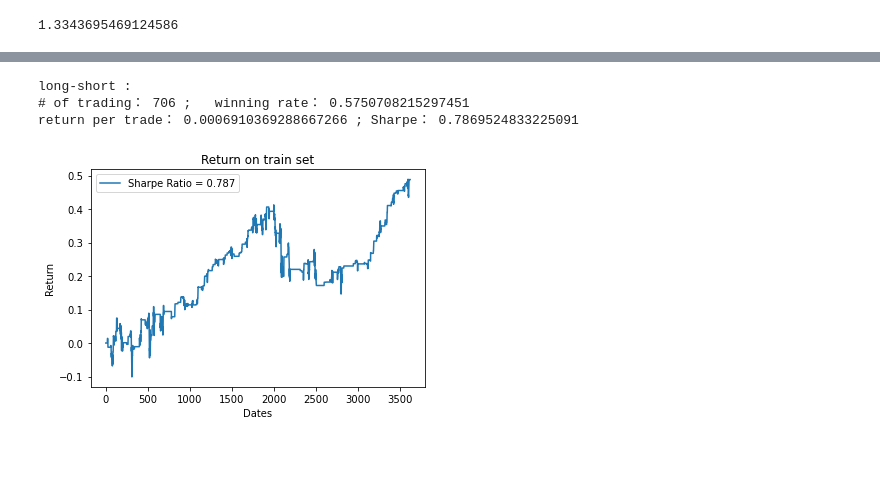
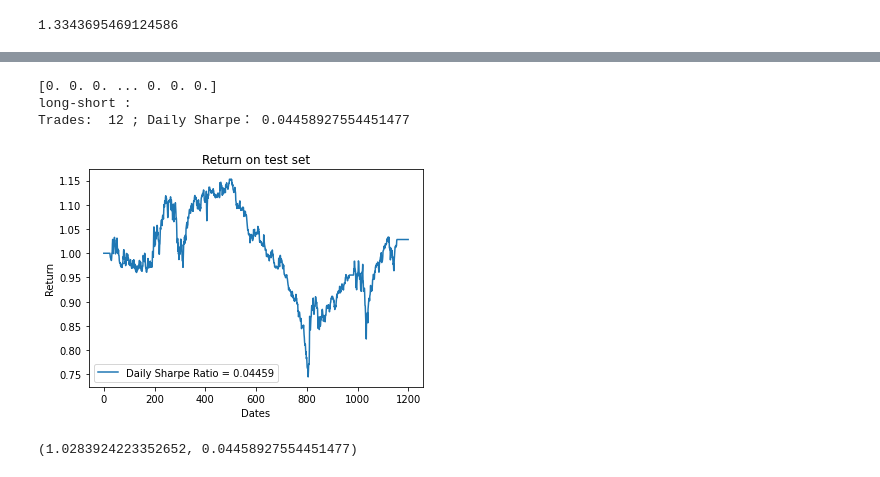
Before and after one commit to upathare1/Bitcoin-Price-Prediction, a Jupyter notebook: Algorithms/lstm_trial1.ipynb, the cells around one changed output, grey strips where cells are left out. Cells and saved outputs as stored; diff of their text form; code cells hidden in the pictures.

Commit message:
Add weak-strong portfolio based trading strategy

```diff
--- a/Algorithms/lstm_trial1.ipynb
+++ b/Algorithms/lstm_trial1.ipynb
@@ -275,37 +285,0 @@ plt.show()
-# %%
-def test_signal(y_pre, threshold=1):
-    flag_p = y_pre > threshold
-    flag_n = y_pre < -threshold
-    return (flag_p, flag_n)
-
-def stra_performance(flag_n, flag_p, ret_23, start_num=2000, end_num=3000, label='long-short', mode='test'):
-    stra_ret = np.zeros(len(ret_23))
-    # flag = (trends[11] > 0) & (trends[11]<5)
-    # flag_1 = (trends_1[11] < 0) & (trends_1[11]>-5)
-    dates = range(len(ret_23))
-    flag_p = flag_p.squeeze()
-    flag_n = flag_n.squeeze()
-    stra_ret[flag_n] = ret_23[flag_n]
-    stra_ret[flag_p] = -ret_23[flag_p]
-    earnings  = [0]
-    count_trades = np.count_nonzero(stra_ret)
-    print(label, ": ")
-    print("# of trading：", count_trades, ";   winning rate：", np.count_nonzero(stra_ret > 0) / count_trades)
-    for i in range(len(stra_ret)):
-        earnings.append(stra_ret[i] + earnings[-1])
-    tdays = stra_ret != 0
-    print("return per trade：", earnings[-1] / count_trades, "; Sharpe：", np.mean(stra_ret[tdays]) / np.std(stra_ret[tdays])*np.sqrt(242))
-    plt.plot(earnings, label="Sharpe Ratio = {:.4}".format(np.mean(stra_ret[tdays]) / np.std(stra_ret[tdays])*np.sqrt(242)))
-    plt.xlabel("Dates")
-    K = int((end_num - start_num) / 5)
-    plt.legend()
-    plt.ylabel("Return")
-    plt.title("Return on {} set".format(mode))
-    plt.show()
-
-def back_test(start_num=0, end_num=2000, threshold=0.5, mode='test'):
-    test_data = cache[mode+'_data'][start_num:end_num]
-    test_labels = cache[mode+'_label'][start_num:end_num]
-    test_predictions = model.predict(test_data).flatten()
-    flag_p, flag_n = test_signal(test_predictions, threshold)
-    stra_performance(flag_p, flag_n, test_labels/100, start_num, end_num, mode=mode)
@@ -312,7 +362,8 @@ def back_test(start_num=0, end_num=2000, threshold=0.5, mode='test'):
 # %%
-back_test(start_num=0, end_num=4000, threshold=0.1, mode='train')
+back_test(start_num=0, end_num=4000, strong_signal=0.75, weak_signal=0.2, mode='test')
 # %% [output]
+[0. 0. 0. ... 0. 0. 0.]
 long-short :
-# of trading： 706 ;   winning rate： 0.5750708215297451
-return per trade： 0.0006910369288667266 ; Sharpe： 0.7869524833225091
+Trades:  12 ; Daily Sharpe： 0.04458927554451477
-[figure, old version]
+[figure, new version]
+(1.0283924223352652, 0.04458927554451477)
```
Also changed, not shown: parts of 19 cells of this notebook.
